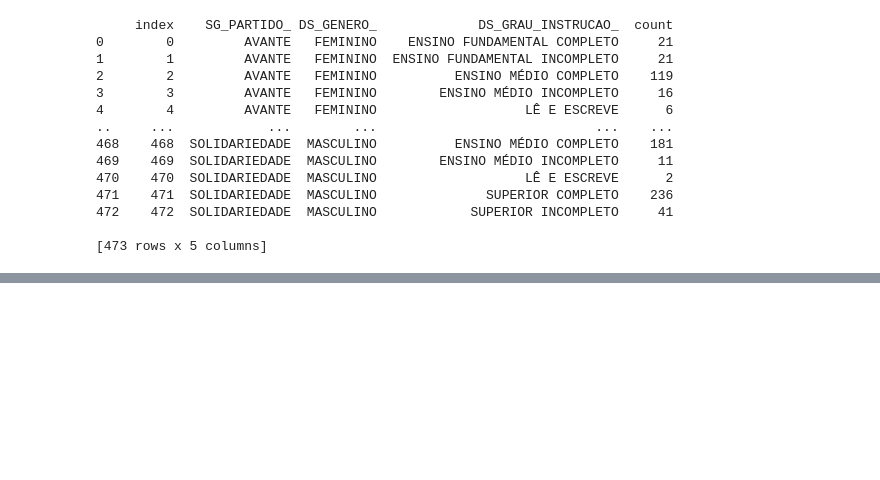
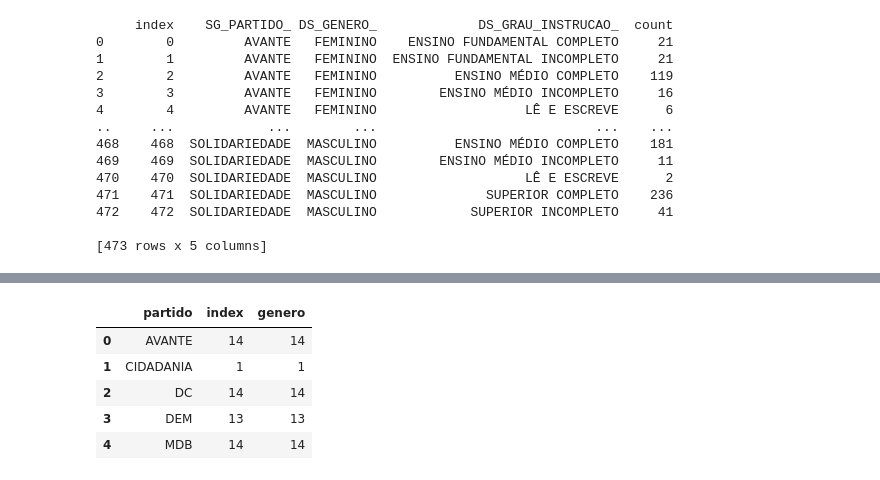
Before and after one commit to flaakira/Project--exercises, a Jupyter notebook: python/Brazil_elections_2018.ipynb, the cells around one changed output, grey strips where cells are left out. Saved outputs shown, nothing was run; the diff lists cells and outputs as text; code cells hidden in the pictures; blank space fills up the shorter version.

```diff
--- a/python/Brazil_elections_2018.ipynb
+++ b/python/Brazil_elections_2018.ipynb
@@ -674,0 +689,9 @@ plt.bar(x,y)
+# %%
+partidos.head()
+# %% [output]
+|  | partido | index | genero |
+| 0 | AVANTE | 14 | 14 |
+| 1 | CIDADANIA | 1 | 1 |
+| 2 | DC | 14 | 14 |
+| 3 | DEM | 13 | 13 |
+| 4 | MDB | 14 | 14 |
```
Also changed, not shown: parts of 11 cells of this notebook.
